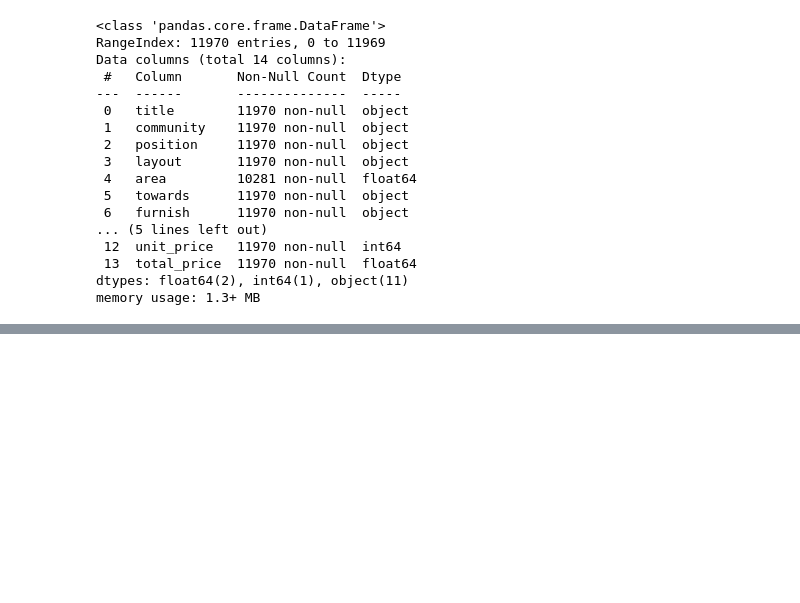
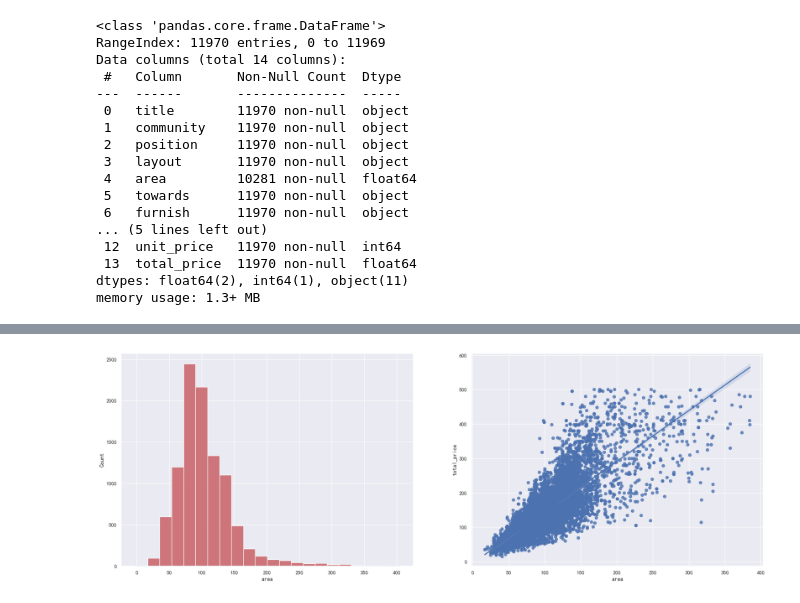
Before and after one commit to ssshier/mkdocs, a Jupyter notebook: ipynb/data-analysis-cq-ershoufang.ipynb, the cells around one changed output, grey strips where cells are left out. Saved outputs shown, nothing was run; the diff lists cells and outputs as text; code cells hidden in the pictures; blank space fills up the shorter version.

Commit message:
Update data-analysis-cq-ershoufang

```diff
--- a/ipynb/data-analysis-cq-ershoufang.ipynb
+++ b/ipynb/data-analysis-cq-ershoufang.ipynb
@@ -5,9 +15,10 @@ import matplotlib.pyplot as plt
 import seaborn as sns
 
 sns.set()
-sns.set_style({'font.sans-serif':['simhei','Arial']})
+sns.set_style({'font.sans-serif': ['SimHei','Arial']})
 
 %matplotlib inline
-plt.rcParams["font.sans-serif"]=["Arial Unicode MS"] # 设置字体
-plt.rcParams["axes.unicode_minus"]=False # 该语句解决图像中的“-”负号的乱码问题
+plt.rcParams["font.sans-serif"]=["SimHei", "Arial Unicode MS"] # Mac设置字体
+# plt.rcParams["font.sans-serif"]=["SimHei"] # Win设置字体
+plt.rcParams["axes.unicode_minus"]=False # 该语句解决图像中的 "-" 负号的乱码问题
 # %%
@@ -191,0 +213,12 @@ plt.show()
+# %%
+# 面积特征分析
+f, [ax1,ax2] = plt.subplots(1, 2, figsize=(24, 8))
+# 建房面积的分布情况
+sns.histplot(df['area'], bins=20, ax=ax1, color='r')
+sns.kdeplot(df['area'], fill=True, ax=ax1)
+# 建房面积和出售价格的关系
+sns.regplot(x='area', y='total_price', data=df, ax=ax2)
+
+plt.show()
+# %% [output]
+[figure, added]
```
Also changed, not shown: parts of 20 cells of this notebook.
